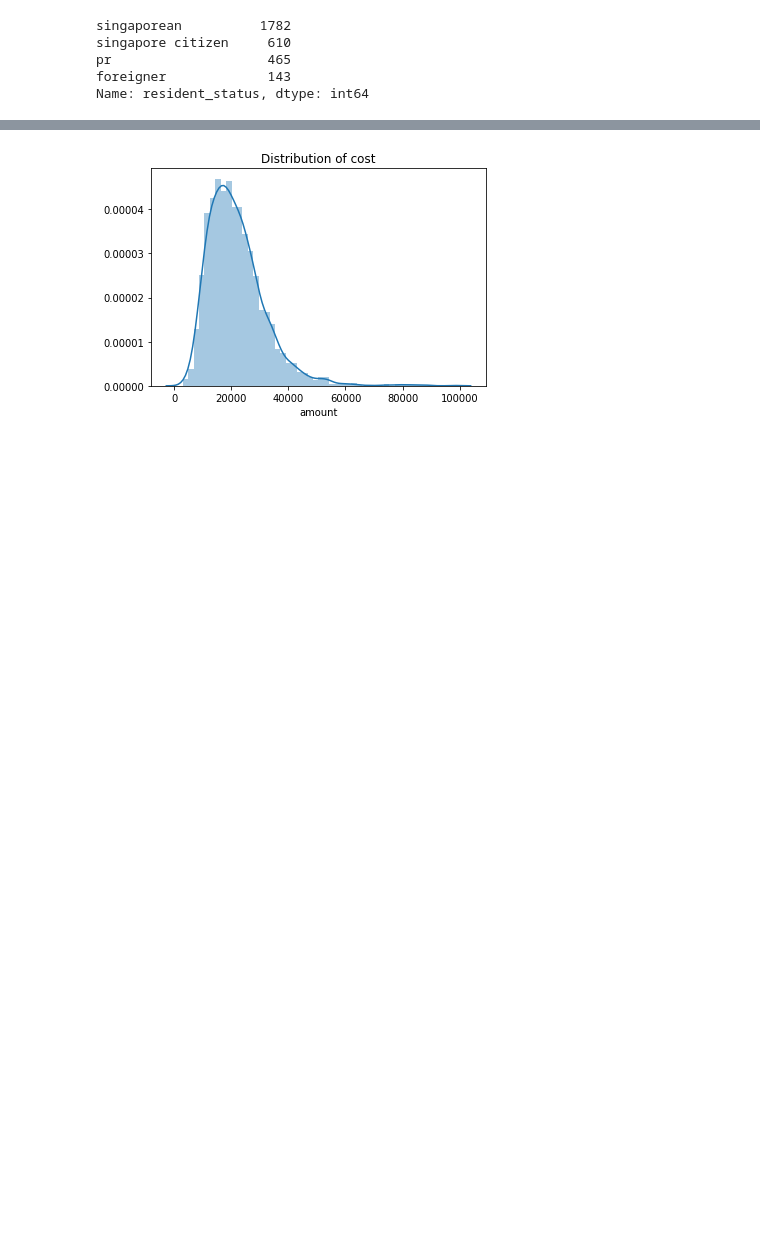
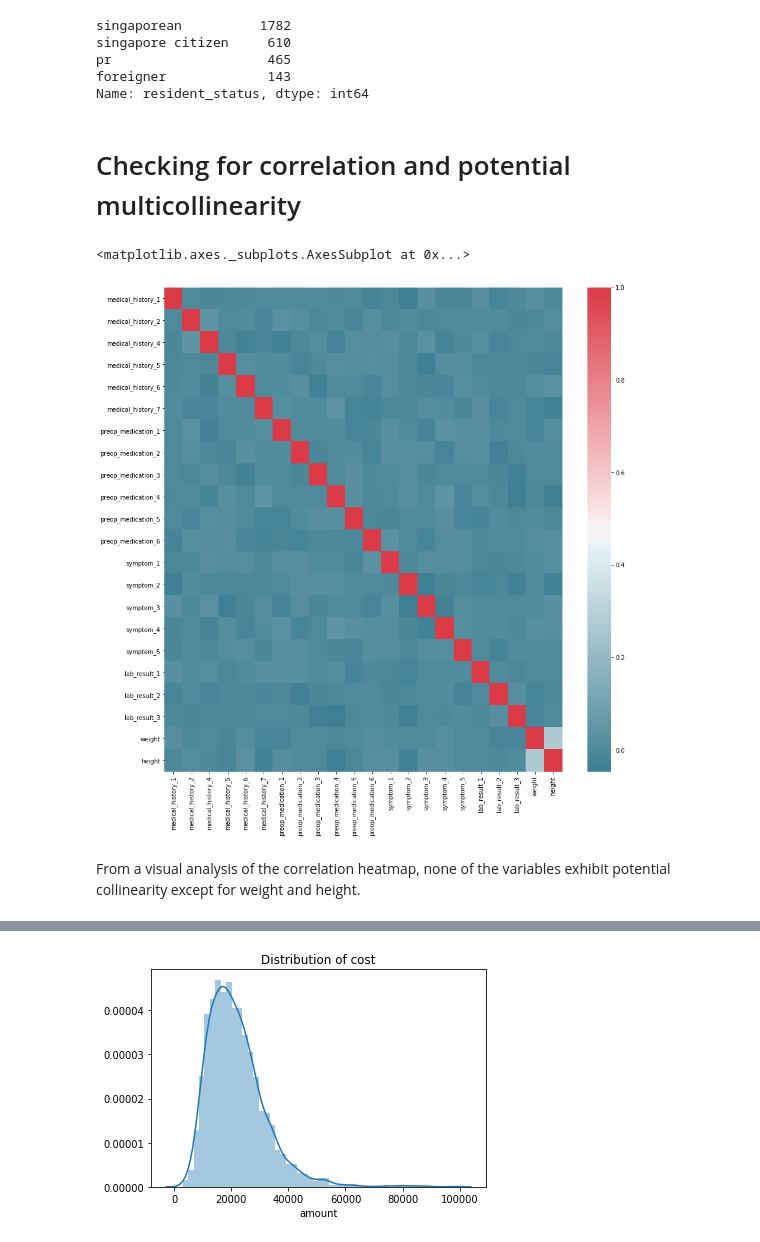
Before and after one commit to soonnanwee/H_Assignment, a Jupyter notebook: Holmusk - With FeatureImportance.ipynb, the cells around one changed output, grey strips where cells are left out. Saved outputs shown, nothing was run; the diff lists cells and outputs as text; code cells hidden in the pictures; blank space fills up the shorter version.

```diff
--- a/Holmusk - With FeatureImportance.ipynb
+++ b/Holmusk - With FeatureImportance.ipynb
@@ -62,5 +61,16 @@ demo = demo.drop('date_of_birth', axis =1)
 # %%
 demo = demo.set_index('patient_id')
+# %% [markdown]
+# Checking for correlation and potential multicollinearity
+# %%
+f, ax = plt.subplots(figsize=(15, 15))
+corr_cd = clinical_data.corr()
+sns.heatmap(corr_cd,mask=np.zeros_like(corr_cd, dtype=np.bool), cmap=sns.diverging_palette(220, 10, as_cmap=True), ax = ax)
+# %% [output]
+<matplotlib.axes._subplots.AxesSubplot at 0x...>
+[figure, added]
+# %% [markdown]
+From a visual analysis of the correlation heatmap, none of the variables exhibit potential collinearity except for weight and height.
 # %%
 clinical_data = clinical_data.sort_values(['id', 'date_of_admission'])
 # %%
```
Also changed, not shown: parts of 57 cells of this notebook, 2 other files.
